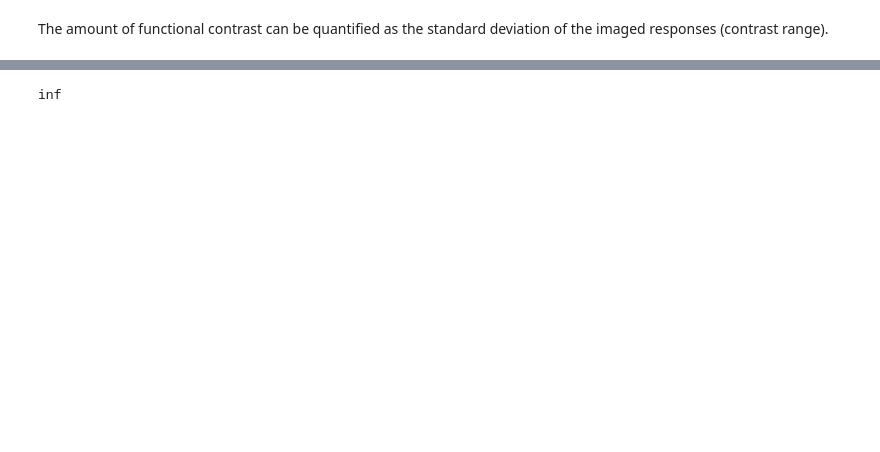
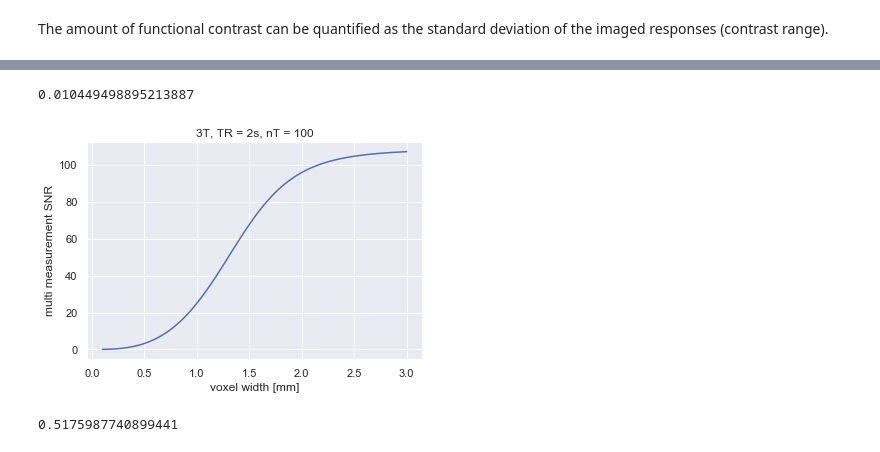
Before and after one commit to dchaimow/columnsfmri, a Jupyter notebook: columnsfmri.ipynb, the cells around one changed output, grey strips where cells are left out. Drawn from its saved outputs; the diff is of its cells as text; code cells hidden in the pictures; blank space fills up the shorter version.

```diff
--- a/columnsfmri.ipynb
+++ b/columnsfmri.ipynb
@@ -52,4 +51,32 @@ inf 0.0113 1.939
-# %%
-np.Inf
-# %% [output]
-inf
+# %%
+V = 1
+noiseType = 'Physiological'
+TR = 2
+nT = 50
+differentialFlag = True
+columnsfmri.noiseModel(V,TR,nT,differentialFlag,noiseType=noiseType)
+# %% [output]
+0.010449498895213887
+# %%
+w = np.linspace(0.1,3,100)
+V = w**3
+TR = 2
+nT = 100
+differentialFlag = True
+noiseType = '3T'
+SNR = 1/columnsfmri.noiseModel(V,TR,nT,differentialFlag,noiseType=noiseType)
+# %%
+plt.plot(w,SNR)
+plt.xlabel('voxel width [mm]')
+plt.ylabel('multi measurement SNR')
+plt.title('3T, TR = 2s, nT = 100')
+plt.show()
+# %% [output]
+[figure, added]
+# %%
+importlib.reload(columnsfmri)
+cnr = 1
+N = 10
+columnsfmri.detectionProbability(cnr,N)
+# %% [output]
+0.5175987740899441
```
Also changed, not shown: parts of 6 cells of this notebook, 1 other file.
